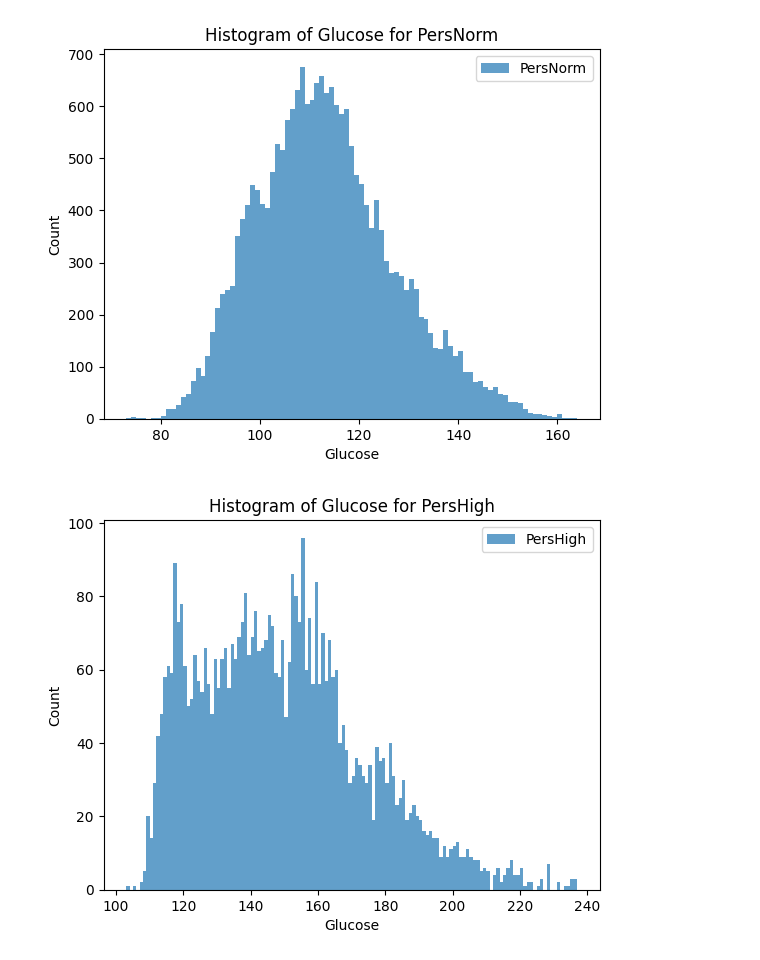
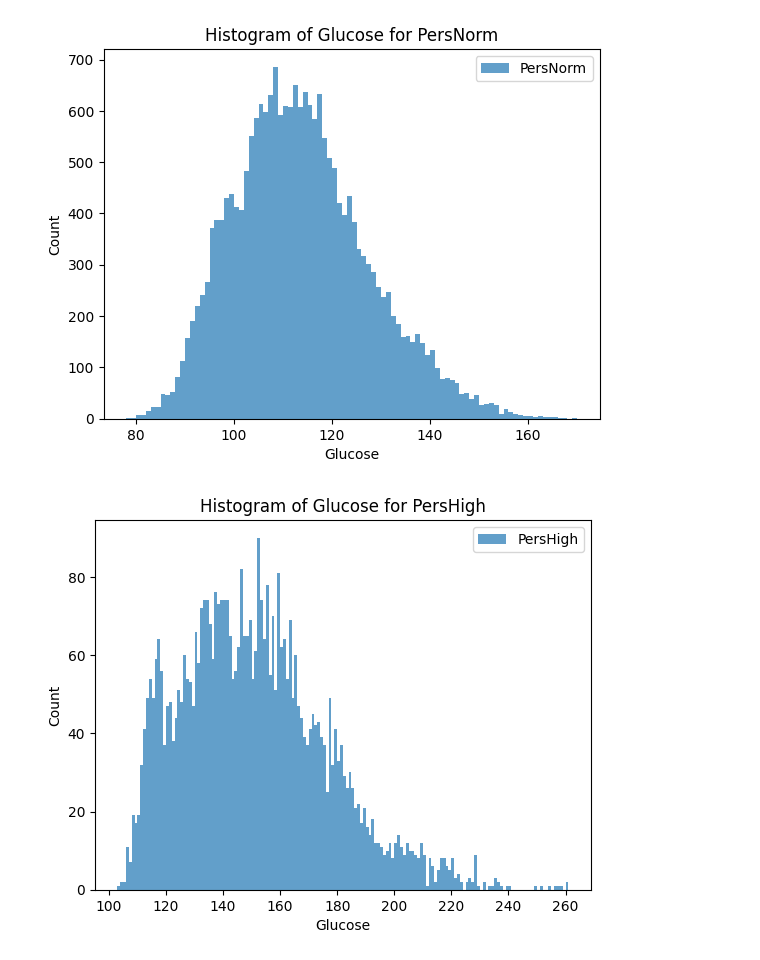
Before and after one commit to mingg12/engineering-newFork, a Jupyter notebook: df_glucose_histogram.ipynb, the cells around one changed output. Cells and saved outputs as stored; diff of their text form; code cells hidden in the pictures.

```diff
--- a/df_glucose_histogram.ipynb
+++ b/df_glucose_histogram.ipynb
@@ -54,6 +69,6 @@ plt.show()
 # %%
 # 데이터프레임에서 특정 클래스 선택
-df_persnorm = df[df['label'] == 'PersNorm']
+df_persnorm = df[df['label'] == 1]
 
 # Bin width 설정
 bin_width = 1
@@ -73,27 +88,27 @@ plt.ylabel('Count')
 plt.legend()
 plt.show()
 # %% [output]
-[figure, old version]
+[figure, new version]
 # %%
 # 데이터프레임에서 특정 클래스 선택
-df_pershigh = df[df['label'] == 'PersHigh']
+df_pershigh = df[df['label'] == 2]
 
 # Bin width 설정
 bin_width = 1
 
 # 데이터의 최소값과 최대값을 기반으로 bin의 경계값 계산
 min_value = df_pershigh['glucose'].min()
 max_value = df_pershigh['glucose'].max()
 bins = np.arange(min_value, max_value + bin_width, bin_width)
 
 # 히스토그램 그리기
 plt.hist(df_pershigh['glucose'], bins=bins, alpha=0.7, label='PersHigh')
 
 # 그래프 제목 및 라벨 설정
 plt.title('Histogram of Glucose for PersHigh')
 plt.xlabel('Glucose')
 plt.ylabel('Count')
 plt.legend()
 plt.show()
 # %% [output]
-[figure, old version]
+[figure, new version]
```
Also changed, not shown: parts of 7 cells of this notebook.
